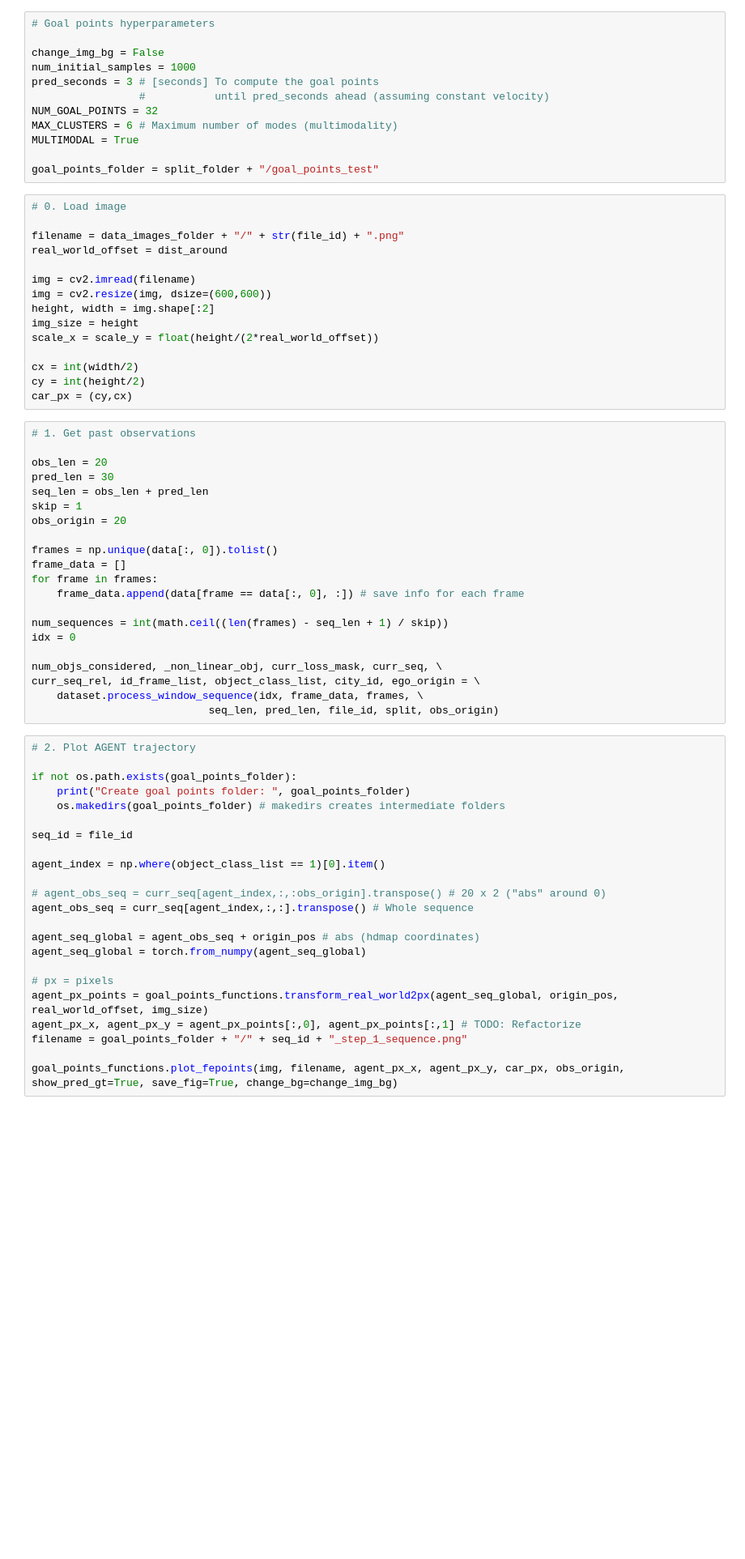
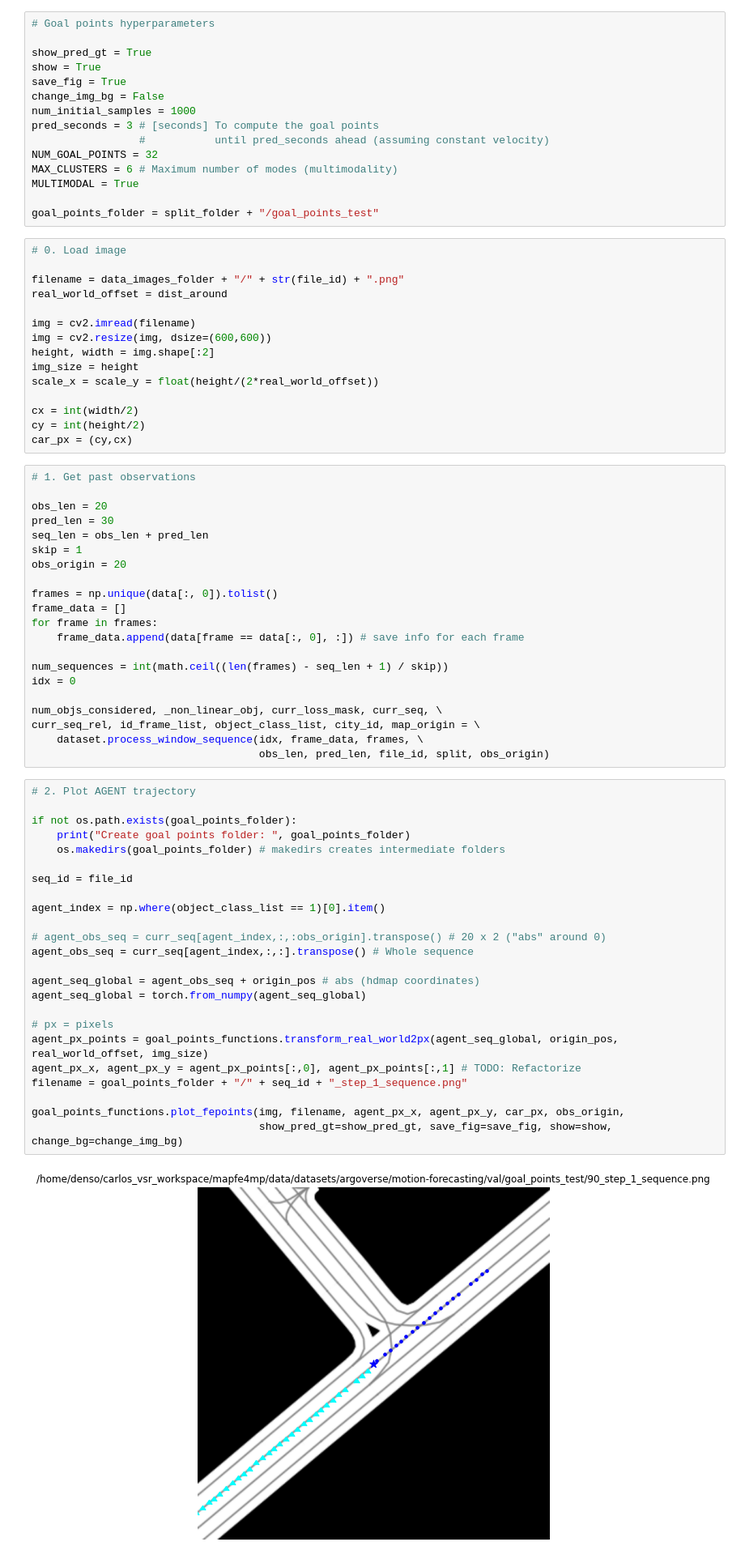
Before and after one commit to Cram3r95/mapfe4mp, a Jupyter notebook: evaluate/argoverse/test_goal_points_heatmap.ipynb, the cells around one changed output. Shown: that part at 81% size. Drawn from its saved outputs; the diff is of its cells as text; blank space fills up the shorter version.

```diff
--- a/evaluate/argoverse/test_goal_points_heatmap.ipynb
+++ b/evaluate/argoverse/test_goal_points_heatmap.ipynb
@@ -78,6 +72,9 @@ map_functions.map_generator(file_id,
 # %%
 # Goal points hyperparameters
 
+show_pred_gt = True
+show = True
+save_fig = True
 change_img_bg = False
 num_initial_samples = 1000
 pred_seconds = 3 # [seconds] To compute the goal points
@@ -120,32 +117,35 @@ num_sequences = int(math.ceil((len(frames) - seq_len + 1) / skip))
 idx = 0
 
 num_objs_considered, _non_linear_obj, curr_loss_mask, curr_seq, \
-curr_seq_rel, id_frame_list, object_class_list, city_id, ego_origin = \
+curr_seq_rel, id_frame_list, object_class_list, city_id, map_origin = \
     dataset.process_window_sequence(idx, frame_data, frames, \
-                            seq_len, pred_len, file_id, split, obs_origin)
+                                    obs_len, pred_len, file_id, split, obs_origin)
 # %%
 # 2. Plot AGENT trajectory
 
 if not os.path.exists(goal_points_folder):
     print("Create goal points folder: ", goal_points_folder)
     os.makedirs(goal_points_folder) # makedirs creates intermediate folders
 
 seq_id = file_id
 
 agent_index = np.where(object_class_list == 1)[0].item()
 
 # agent_obs_seq = curr_seq[agent_index,:,:obs_origin].transpose() # 20 x 2 ("abs" around 0)
 agent_obs_seq = curr_seq[agent_index,:,:].transpose() # Whole sequence
 
 agent_seq_global = agent_obs_seq + origin_pos # abs (hdmap coordinates)
 agent_seq_global = torch.from_numpy(agent_seq_global)
 
 # px = pixels
 agent_px_points = goal_points_functions.transform_real_world2px(agent_seq_global, origin_pos, real_world_offset, img_size)
 agent_px_x, agent_px_y = agent_px_points[:,0], agent_px_points[:,1] # TODO: Refactorize
 filename = goal_points_folder + "/" + seq_id + "_step_1_sequence.png"
 
-goal_points_functions.plot_fepoints(img, filename, agent_px_x, agent_px_y, car_px, obs_origin, show_pred_gt=True, save_fig=True, change_bg=change_img_bg)
+goal_points_functions.plot_fepoints(img, filename, agent_px_x, agent_px_y, car_px, obs_origin,
+                                    show_pred_gt=show_pred_gt, save_fig=save_fig, show=show, change_bg=change_img_bg)
+# %% [output]
+[figure, added]
 # %%
 # 3. Get feasible area points (N samples)
 
```
Also changed, not shown: parts of 8 cells of this notebook, 7 other files.
